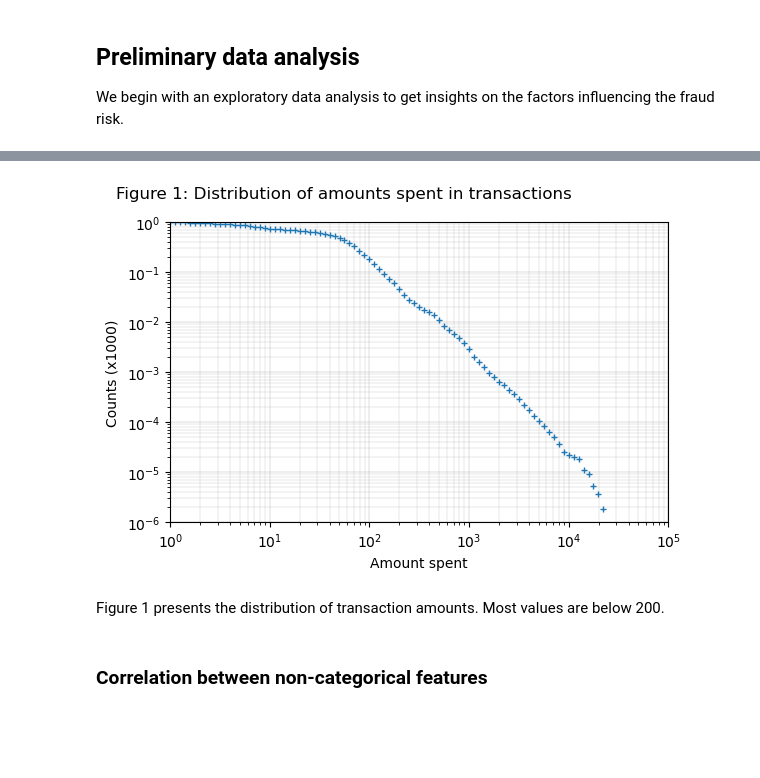
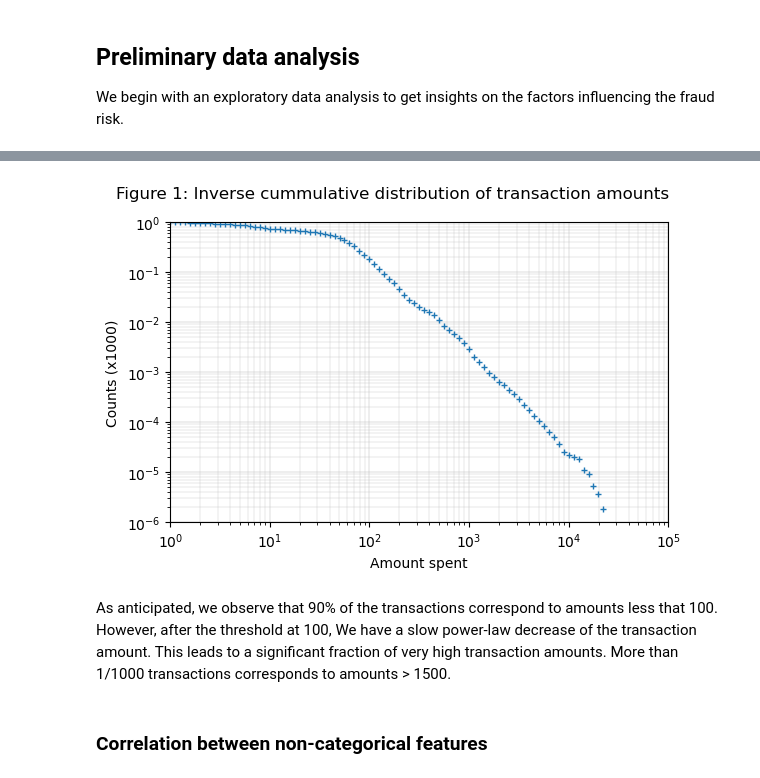
Before and after one commit to netesf13d/jedha-projects, a Jupyter notebook: 2-03-Automatic_Fraud_Detection/Automatic_Fraud_Detection - study.ipynb, the cells around one changed output, grey strips where cells are left out. Saved outputs shown, nothing was run; the diff lists cells and outputs as text; code cells hidden in the pictures; blank space fills up the shorter version.

Commit message:
work on 2-03 fraud detection, finish preliminary study

```diff
--- a/2-03-Automatic_Fraud_Detection/Automatic_Fraud_Detection - study.ipynb
+++ b/2-03-Automatic_Fraud_Detection/Automatic_Fraud_Detection - study.ipynb
@@ -101,8 +107,0 @@ The dataset contains private information about about customers and merchants (ad
-# %%
-##
-customers = [' '.join(cust)
-             for cust in raw_df.loc[:, ['first', 'last']].to_numpy()]
-customer_ids = dict(zip(set(customers), range(len(customers))))
-raw_df = raw_df.assign(customer=customers)
-customer_fraud = raw_df.loc[:, ['customer', 'is_fraud']].groupby('customer').any()
-customer_fraud = dict(customer_fraud['is_fraud'].items())
@@ -114,3 +126,20 @@ merchant_fraud = dict(merchant_fraud['is_fraud'].items())
+# %%
+## `merchants` reference table
+merchant_cols = ['merchant']
+merchants_df = raw_df[merchant_cols].value_counts().index.to_frame()
+merchants_df.index = pd.Index(np.arange(1, len(merchants_df)+1),
+                              name='merchant_id')
+
+## compute merchant victim status
+merch_victim = pd.merge(raw_df[merchant_cols + ['is_fraud']],
+                        merchants_df.assign(merchant_id=merchants_df.index),
+                        how='left', on=merchant_cols)
+merch_victim = merch_victim[['is_fraud', 'merchant_id']] \
+
+## add fraudster status to merchants table
+merch_fraud_victim = merch_victim.groupby('merchant_id').any() \
+                                 .rename({'is_fraud': 'merch_fraud_victim'}, axis=1)
+merchants_df = merchants_df.join(merch_fraud_victim, validate='one_to_one')
 # %% [markdown]
 A lot of the variables of the dataset are either irrelevant (eg the transaction number) or impossible to use (eg the address). Moreover, the personal information may not be legal to use in a realistic context. We therefore produce a new set of features for fraud detection:
 - `merchant_id`, `customer_id`, these two quantities link to reference table entries to determine `cust_fraudster` and `merch_fraud_victim`
@@ -120,20 +149,20 @@ A lot of the variables of the dataset are either irrelevant (eg the transaction
 - `cust_fraudster`, indicates whether the customer has already commited fraud
 - `merch_fraud_victim`, indicated whether the merchant has already been victim of fraud
 # %%
-##
 dt = raw_df['trans_date_trans_time'].dt
+cust_fraud_map = dict(customers_df['cust_fraudster'])
+merch_fraud_map = dict(merchants_df['merch_fraud_victim'])
 
-##
 df = pd.DataFrame({
-    'merchant_id': raw_df['merchant'].map(merchant_ids),
-    'customer_id': raw_df['customer'].map(customer_ids),
+    'merchant_id': merch_victim['merchant_id'],
+    'customer_id': cust_fraud['customer_id'],
     'month': dt.month,
     'weekday': dt.weekday,
     'day_time': (raw_df['trans_date_trans_time'] - dt.floor('D')).dt.seconds,
     'amt': raw_df['amt'],
-    'state': raw_df['state'],
-    'cust_fraudster': raw_df['customer'].map(customer_fraud),
-    'merch_fraud_victim': raw_df['merchant'].map(merchant_fraud),
+    'category': raw_df['category'],
+    'cust_fraudster': cust_fraud['customer_id'].map(cust_fraud_map),
+    'merch_fraud_victim': merch_victim['merchant_id'].map(merch_fraud_map),
     'is_fraud': raw_df['is_fraud']
     })
 # %% [markdown]
@@ -194,28 +275,27 @@ amt_icdf = np.sum(df['amt'].to_numpy() > amt_vals, axis=1) / len(df['amt'])
 # %%
 fig1, ax1 = plt.subplots(
     nrows=1, ncols=1, figsize=(6, 4), dpi=100,
     gridspec_kw={'left': 0.11, 'right': 0.94, 'top': 0.89, 'bottom': 0.14})
-fig1.suptitle("Figure 1: Distribution of amounts spent in transactions",
+fig1.suptitle("Figure 1: Inverse cummulative distribution of transaction amounts",
               x=0.02, ha='left')
 
 ax1.plot(amt_vals, amt_icdf, linestyle='', marker='+', markersize=5)
 
 ax1.set_xscale('log')
 ax1.set_xlim(1, 1e5)
 ax1.set_xlabel('Amount spent')
 ax1.set_yscale('log')
 ax1.set_ylim(1e-6, 1)
 ax1.set_ylabel('Counts (x1000)', labelpad=5)
 ax1.grid(visible=True, linewidth=0.3)
 ax1.grid(visible=True, which='minor', linewidth=0.2)
 
 
 plt.show()
 # %% [output]
-[figure, old version]
+[figure, new version]
-# %% [markdown]
-Figure 1 presents the distribution of transaction amounts. Most values are below
-200.
+# %% [markdown]
+As anticipated, we observe that 90% of the transactions correspond to amounts less that 100. However, after the threshold at 100, We have a slow power-law decrease of the transaction amount. This leads to a significant fraction of very high transaction amounts. More than 1/1000 transactions corresponds to amounts > 1500.
 # %% [markdown]
 ### Correlation between non-categorical features
 # %%
```
Also changed, not shown: parts of 95 cells of this notebook, 1 other file.
